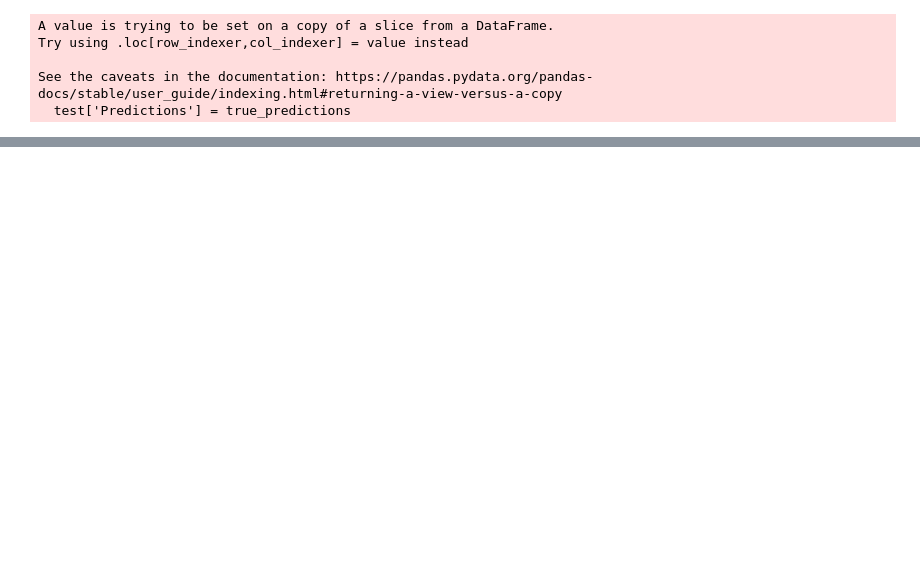
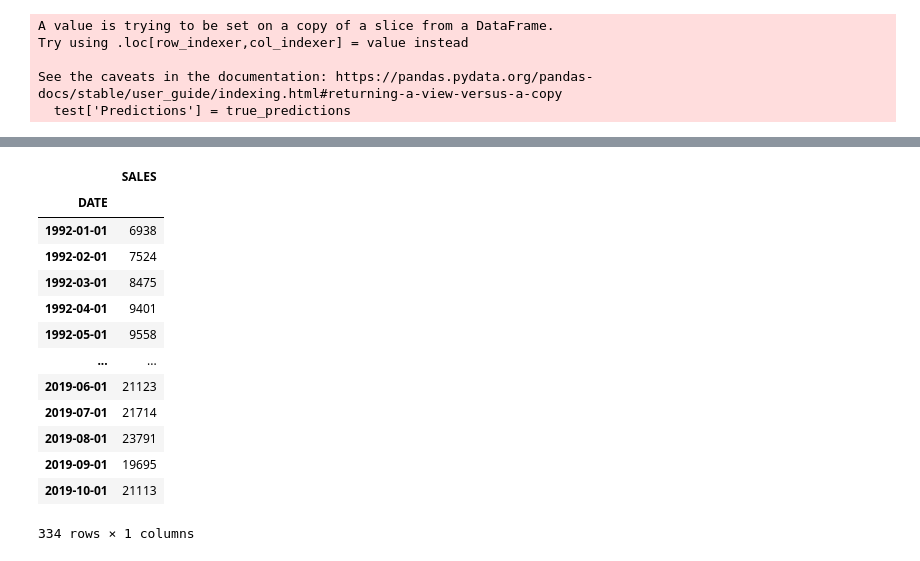
Before and after one commit to Sabbha20/ten-k-learn, a Jupyter notebook: 01 tensorflow-Keras/RNN/002. RNN - TimeSeries.ipynb, the cells around one changed output, grey strips where cells are left out. Saved outputs shown, nothing was run; the diff lists cells and outputs as text; code cells hidden in the pictures; blank space fills up the shorter version.

```diff
--- a/01 tensorflow-Keras/RNN/002. RNN - TimeSeries.ipynb
+++ b/01 tensorflow-Keras/RNN/002. RNN - TimeSeries.ipynb
@@ -285,0 +377,17 @@ test.plot()
+# %%
+df
+# %% [output]
+|  | SALES |
+| DATE |  |
+| 1992-01-01 | 6938 |
+| 1992-02-01 | 7524 |
+| 1992-03-01 | 8475 |
+| 1992-04-01 | 9401 |
+| 1992-05-01 | 9558 |
+| ... | ... |
+| 2019-06-01 | 21123 |
+| 2019-07-01 | 21714 |
+| 2019-08-01 | 23791 |
+| 2019-09-01 | 19695 |
+| 2019-10-01 | 21113 |
+334 rows × 1 columns
```
Also changed, not shown: parts of 18 cells of this notebook.
